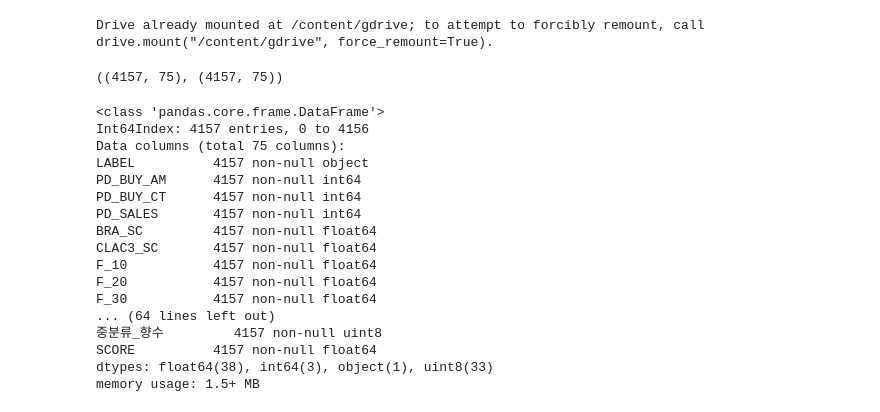
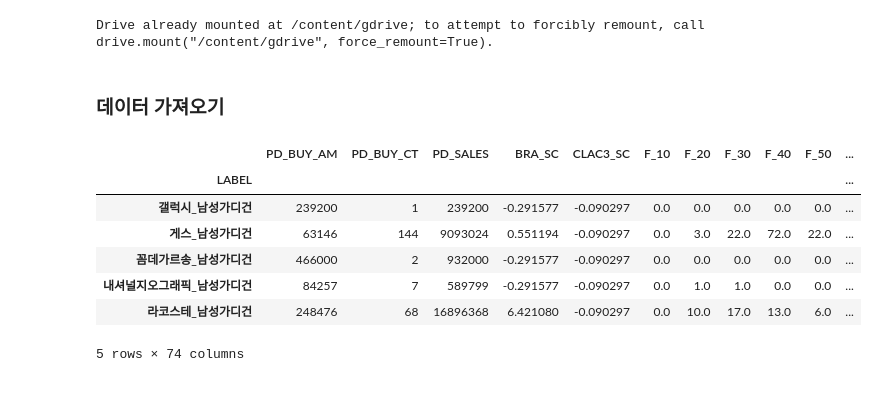
Before and after one commit to doohong91/Luxury-Consumption-Trend, a Jupyter notebook: Modeling/Modeling.ipynb, the cells around one changed output. Drawn from its saved outputs; the diff is of its cells as text; code cells hidden in the pictures.

```diff
--- a/Modeling/Modeling.ipynb
+++ b/Modeling/Modeling.ipynb
@@ -30,34 +12,23 @@ from google.colab import drive
 drive.mount('/content/gdrive')
 # %% [output]
 Drive already mounted at /content/gdrive; to attempt to forcibly remount, call drive.mount("/content/gdrive", force_remount=True).
+# %% [markdown]
+### 데이터 가져오기
 # %%
 data = pd.read_csv('gdrive/My Drive/공모전/Lpoint/데이터셋 만들기/lotte_drama.csv')
 data.rename(columns = {'CLAC1_NM':'분류','CLAC2_NM':'중분류'},inplace = True)
 data = pd.get_dummies(data,columns = ['분류','중분류'])
 target = pd.read_csv('gdrive/My Drive/공모전/Lpoint/선호지수 만들기/score1.csv')
 target2 = pd.read_csv('gdrive/My Drive/공모전/Lpoint/선호지수 만들기/score2.csv')
-dataset = pd.merge(data,target, how = 'inner', on=['LABEL'])
-dataset2 = pd.merge(data,target2, how = 'inner', on=['LABEL'])
-dataset.shape, dataset2.shape
+trainset = pd.merge(data,target, how = 'inner', on=['LABEL']).set_index('LABEL')
+trainset2 = pd.merge(data,target2, how = 'inner', on=['LABEL']).set_index('LABEL')
+trainset.head()
 # %% [output]
+|  | PD_BUY_AM | PD_BUY_CT | PD_SALES | BRA_SC | CLAC3_SC | F_10 | F_20 | F_30 | F_40 | F_50 | ... |
+| LABEL |  |  |  |  |  |  |  |  |  |  | ... |
+| 갤럭시_남성가디건 | 239200 | 1 | 239200 | -0.291577 | -0.090297 | 0.0 | 0.0 | 0.0 | 0.0 | 0.0 | ... |
+| 게스_남성가디건 | 63146 | 144 | 9093024 | 0.551194 | -0.090297 | 0.0 | 3.0 | 22.0 | 72.0 | 22.0 | ... |
+| 꼼데가르송_남성가디건 | 466000 | 2 | 932000 | -0.291577 | -0.090297 | 0.0 | 0.0 | 0.0 | 0.0 | 0.0 | ... |
+| 내셔널지오그래픽_남성가디건 | 84257 | 7 | 589799 | -0.291577 | -0.090297 | 0.0 | 1.0 | 1.0 | 0.0 | 0.0 | ... |
+| 라코스테_남성가디건 | 248476 | 68 | 16896368 | 6.421080 | -0.090297 | 0.0 | 10.0 | 17.0 | 13.0 | 6.0 | ... |
-((4157, 75), (4157, 75))
+5 rows × 74 columns
-# %%
-dataset.info()
-# %% [output]
-<class 'pandas.core.frame.DataFrame'>
-Int64Index: 4157 entries, 0 to 4156
-Data columns (total 75 columns):
-LABEL          4157 non-null object
-PD_BUY_AM      4157 non-null int64
-PD_BUY_CT      4157 non-null int64
-PD_SALES       4157 non-null int64
-BRA_SC         4157 non-null float64
-CLAC3_SC       4157 non-null float64
-F_10           4157 non-null float64
-F_20           4157 non-null float64
-F_30           4157 non-null float64
-... (64 lines left out)
-중분류_향수         4157 non-null uint8
-SCORE          4157 non-null float64
-dtypes: float64(38), int64(3), object(1), uint8(33)
-memory usage: 1.5+ MB
```
Also changed, not shown: parts of 24 cells of this notebook, 6 other files.
